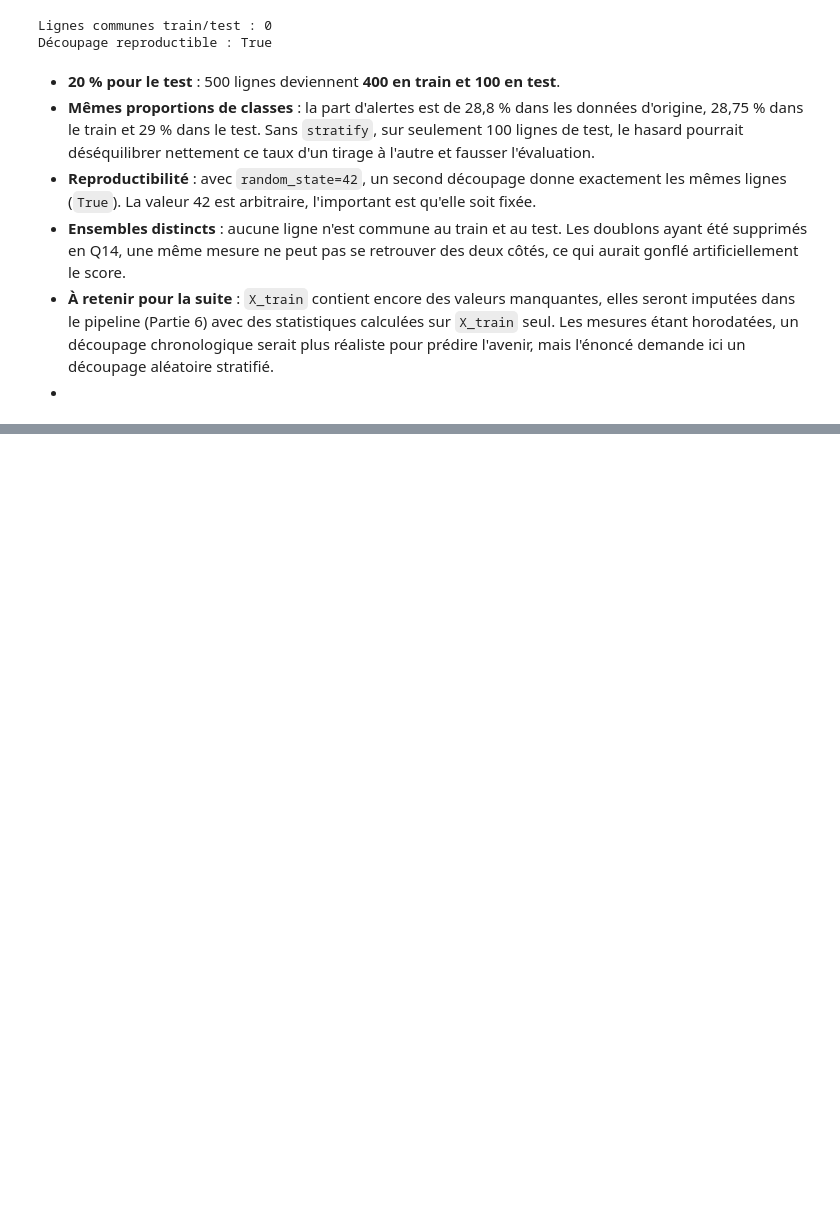
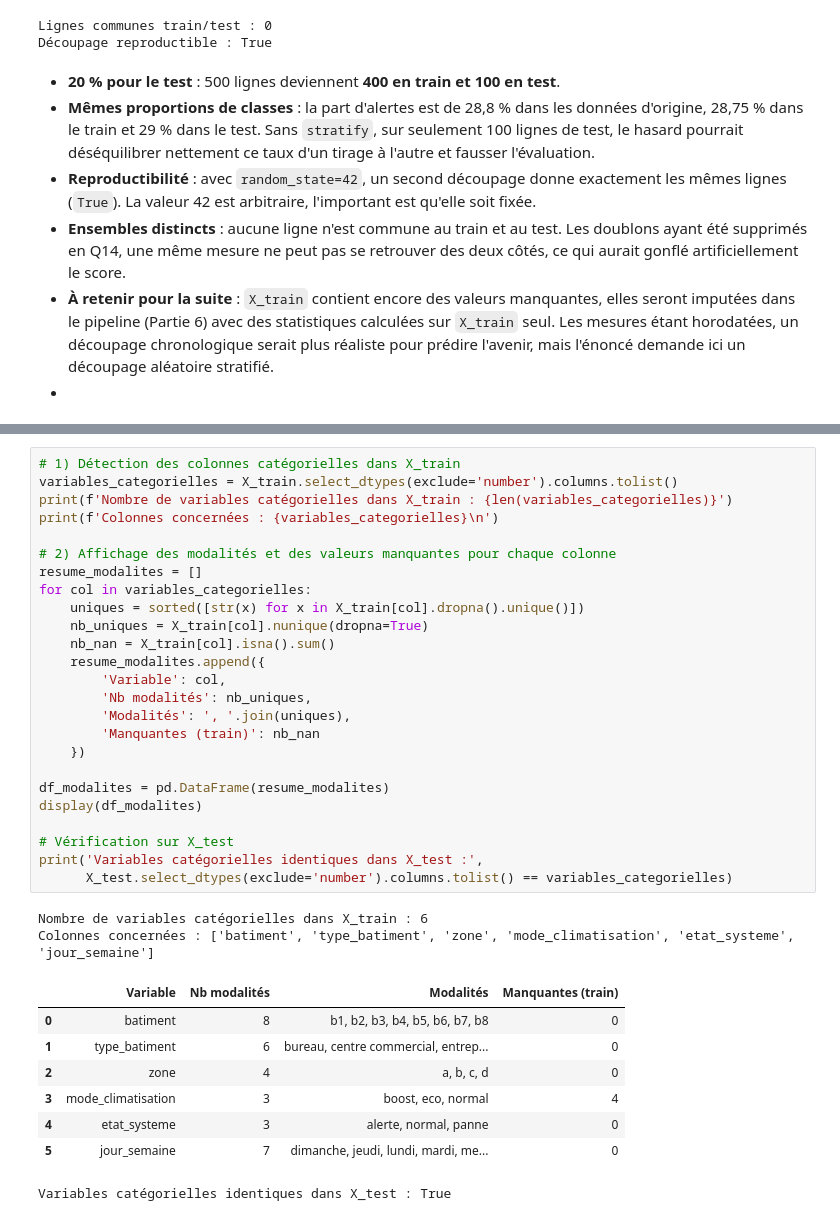
Before and after one commit to Abdouaziz2/atelier-prepa-donnees-tab, a Jupyter notebook: notebook/atelier-prepa-donnees-tab.ipynb, the cells around one changed output, grey strips where cells are left out. Cells and saved outputs as stored; diff of their text form; blank space fills up the shorter version.

```diff
--- a/notebook/atelier-prepa-donnees-tab.ipynb
+++ b/notebook/atelier-prepa-donnees-tab.ipynb
@@ -1318,0 +1353,36 @@ Découpage reproductible : True
+# %%
+# 1) Détection des colonnes catégorielles dans X_train
+variables_categorielles = X_train.select_dtypes(exclude='number').columns.tolist()
+print(f'Nombre de variables catégorielles dans X_train : {len(variables_categorielles)}')
+print(f'Colonnes concernées : {variables_categorielles}\n')
+
+# 2) Affichage des modalités et des valeurs manquantes pour chaque colonne
+resume_modalites = []
+for col in variables_categorielles:
+    uniques = sorted([str(x) for x in X_train[col].dropna().unique()])
+    nb_uniques = X_train[col].nunique(dropna=True)
+    nb_nan = X_train[col].isna().sum()
+    resume_modalites.append({
+        'Variable': col,
+        'Nb modalités': nb_uniques,
+        'Modalités': ', '.join(uniques),
+        'Manquantes (train)': nb_nan
+    })
+
+df_modalites = pd.DataFrame(resume_modalites)
+display(df_modalites)
+
+# Vérification sur X_test
+print('Variables catégorielles identiques dans X_test :',
+      X_test.select_dtypes(exclude='number').columns.tolist() == variables_categorielles)
+# %% [output]
+Nombre de variables catégorielles dans X_train : 6
+Colonnes concernées : ['batiment', 'type_batiment', 'zone', 'mode_climatisation', 'etat_systeme', 'jour_semaine']
+|  | Variable | Nb modalités | Modalités | Manquantes (train) |
+| 0 | batiment | 8 | b1, b2, b3, b4, b5, b6, b7, b8 | 0 |
+| 1 | type_batiment | 6 | bureau, centre commercial, entrep... | 0 |
+| 2 | zone | 4 | a, b, c, d | 0 |
+| 3 | mode_climatisation | 3 | boost, eco, normal | 4 |
+| 4 | etat_systeme | 3 | alerte, normal, panne | 0 |
+| 5 | jour_semaine | 7 | dimanche, jeudi, lundi, mardi, me... | 0 |
+Variables catégorielles identiques dans X_test : True
```
Also changed, not shown: parts of 10 cells of this notebook.
